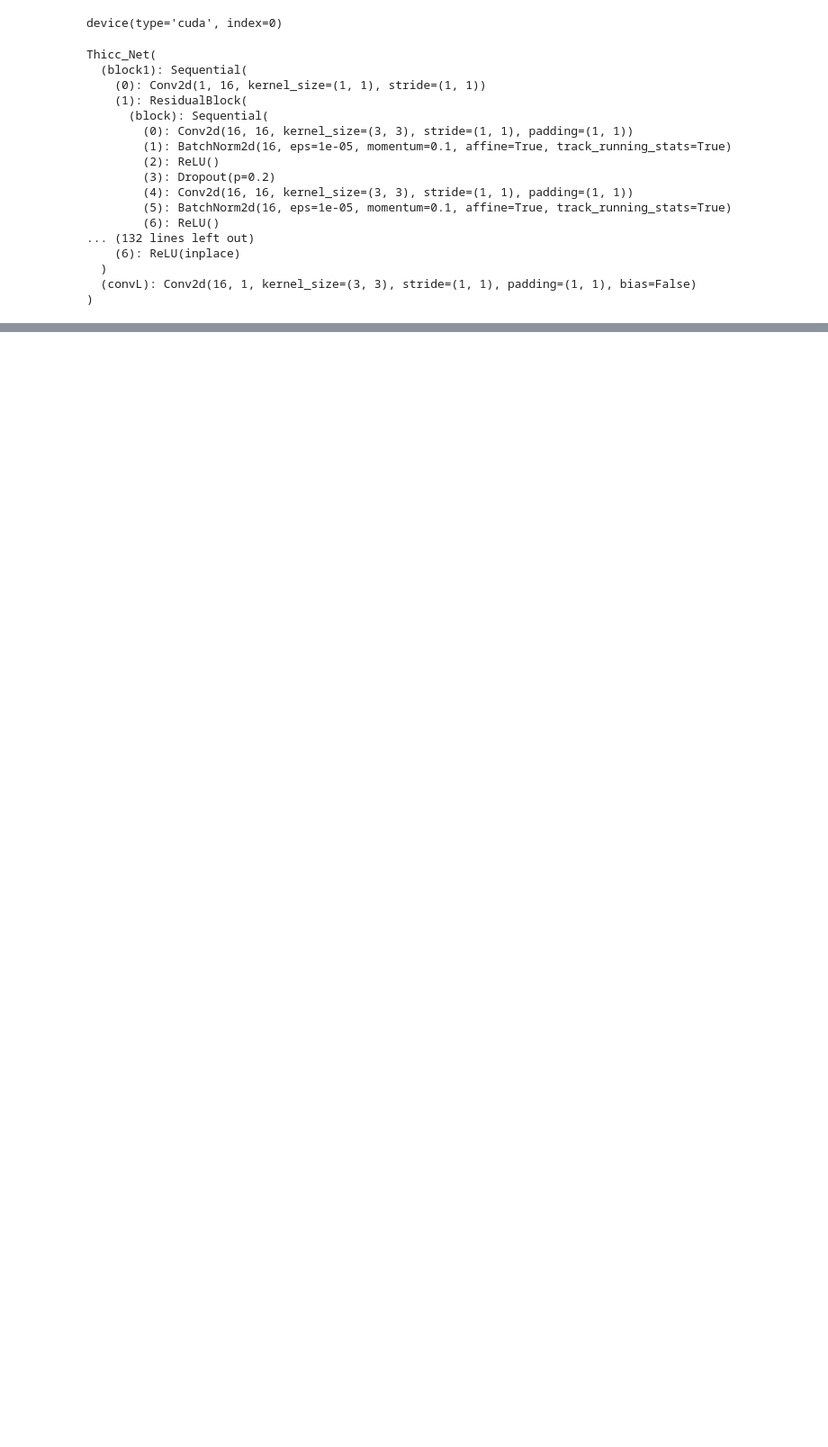
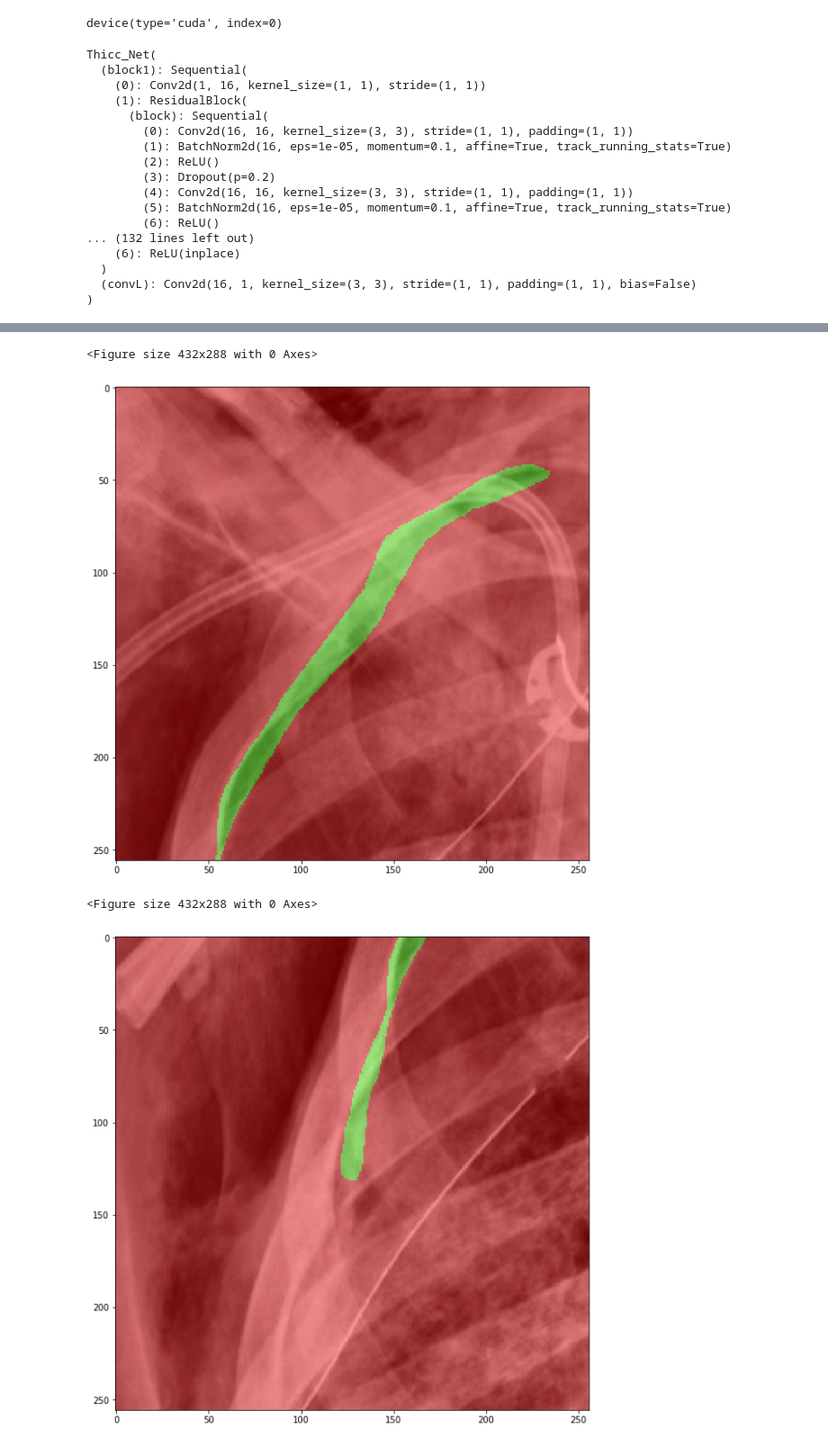
Before and after one commit to vinchg/siim-acr-pneumothorax-segmentation, a Jupyter notebook: train_patches.ipynb, the cells around one changed output, grey strips where cells are left out. Shown at 90% size. Drawn from its saved outputs; the diff is of its cells as text; code cells hidden in the pictures; blank space fills up the shorter version.

```diff
--- a/train_patches.ipynb
+++ b/train_patches.ipynb
@@ -135,0 +213,8 @@ EPOCH:  1
+# %%
+for i in range(16):
+    image(imgv[i][0], mkv[i][0])
+# %% [output]
+<Figure size 432x288 with 0 Axes>
+[figure, added]
+<Figure size 432x288 with 0 Axes>
+[figure, added]
```
Also changed, not shown: parts of 17 cells of this notebook, 1 other file.
